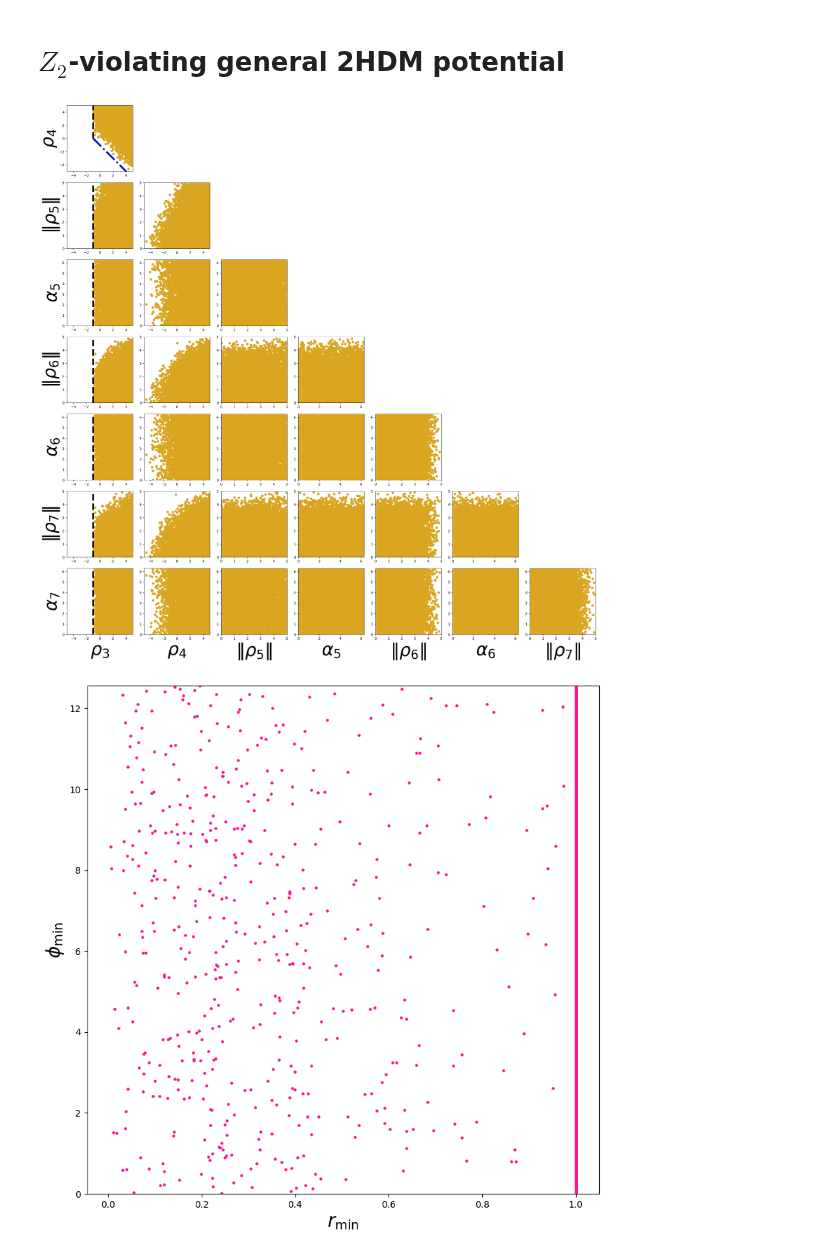
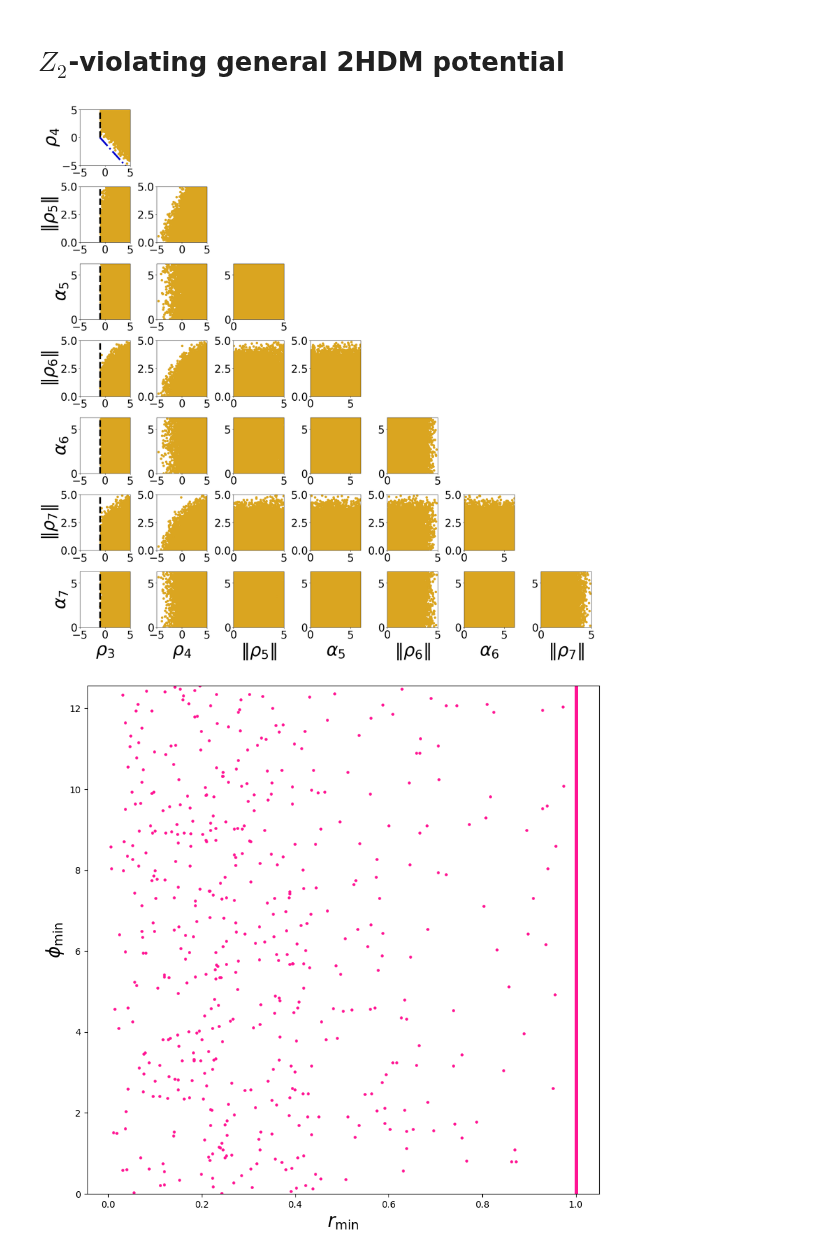
Before and after one commit to jdlpv/Theoretical-constraints-on-beyond-Standard-Model-extensions-of-the-Higgs-potential, a Jupyter notebook: parameter_visualizer.ipynb, the cells around one changed output. Drawn from its saved outputs; the diff is of its cells as text; code cells hidden in the pictures.

```diff
--- a/parameter_visualizer.ipynb
+++ b/parameter_visualizer.ipynb
@@ -7,6 +7,9 @@ import matplotlib.pyplot as plt
 Z2_violating_valid_values = np.loadtxt('Z2_violating_valid_values.txt', delimiter=',')
 # %%
 font_size = 50
+
+plt.rcParams['xtick.labelsize'] = 30
+plt.rcParams['ytick.labelsize'] = 30
 
 fig = plt.figure(figsize=(25,25))
 
@@ -206,33 +209,34 @@ ax.set_xlabel(r'$\alpha_{5}$',fontsize=font_size)
 ax.set_xlim([0, 2*np.pi])
 ax.set_ylim([0, 2*np.pi])
 
 ax = fig.add_subplot(8,8,61)
 
 ax.scatter(Z2_violating_valid_values[:,4], Z2_violating_valid_values[:,7],color='goldenrod')
 
 ax.set_xlabel(r'$\|\rho_{6}\|$',fontsize=font_size)
 ax.set_xlim([0, 5])
 ax.set_ylim([0, 2*np.pi])
 
 ax = fig.add_subplot(8,8,62)
 
 ax.scatter(Z2_violating_valid_values[:,5], Z2_violating_valid_values[:,7],color='goldenrod')
 
 ax.set_xlabel(r'$\alpha_{6}$',fontsize=font_size)
 ax.set_xlim([0, 2*np.pi])
 ax.set_ylim([0, 2*np.pi])
 
 ax = fig.add_subplot(8,8,63)
 
 ax.scatter(Z2_violating_valid_values[:,6], Z2_violating_valid_values[:,7],color='goldenrod')
 
 ax.set_xlabel(r'$\|\rho_{7}\|$',fontsize=font_size)
 ax.set_xlim([0, 5])
 ax.set_ylim([0, 2*np.pi])
 
 plt.tight_layout()
+plt.savefig('general_stair.png', dpi=300, bbox_inches='tight')
 plt.show()
 # %% [output]
-[figure, old version]
+[figure, new version]
 # %%
 fig = plt.figure(figsize=(10,10))
```
Also changed, not shown: parts of 5 cells of this notebook, 2 other files.
